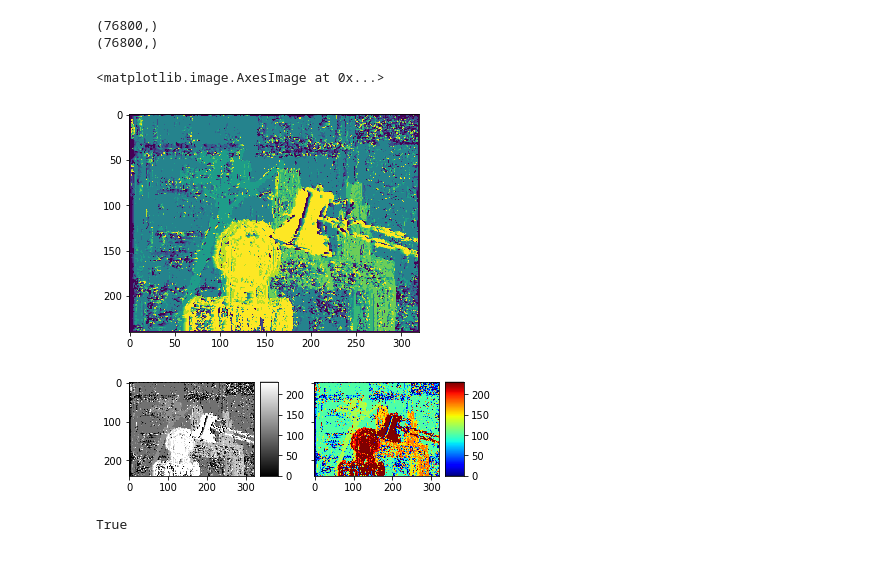
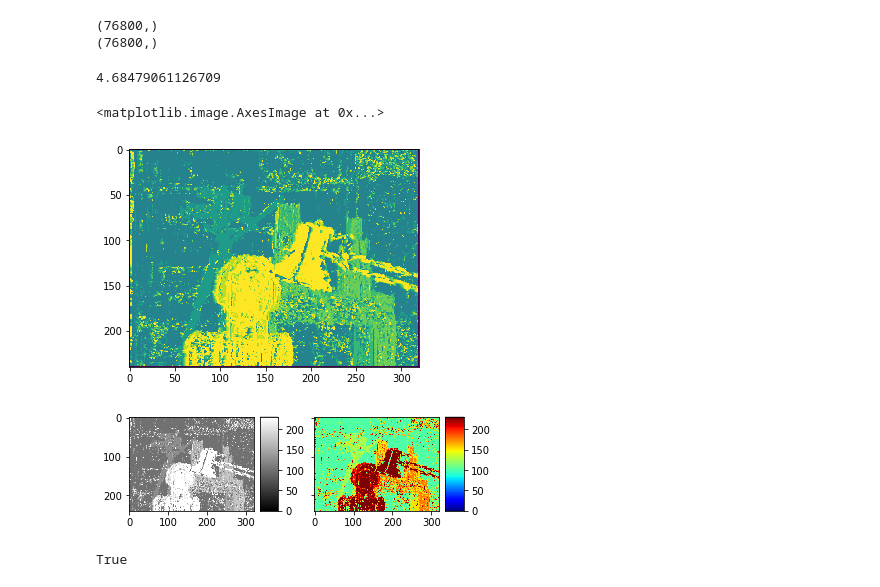
Before and after one commit to Archfx/FPGA_depthMap, a Jupyter notebook: Python_test_implementation/Disparity_Python_implementation_scratch.ipynb, the cells around one changed output. Saved outputs shown, nothing was run; the diff lists cells and outputs as text; code cells hidden in the pictures.

```diff
--- a/Python_test_implementation/Disparity_Python_implementation_scratch.ipynb
+++ b/Python_test_implementation/Disparity_Python_implementation_scratch.ipynb
@@ -35,7 +37,7 @@ print (grayR.shape)
 (76800,)
 (76800,)
 # %%
-
+start =time.time()
 # Load in both images, assumed to be RGBA 8bit per channel images
 kernel=3
 max_offset =10
@@ -45,36 +47,38 @@ w, h = 320,240  # assume that both images are same size
 depth = np.zeros((w*h), np.uint8)
 depth.shape = h*w
 
 kernel_half = int(kernel / 2)
 offset_adjust = 255 / max_offset  # this is used to map depth map output to 0-255 range
 
 for y in range(kernel_half, h - kernel_half):
     for x in range(kernel_half, w - kernel_half):
         best_offset = 0
         prev_ssd = 65534
 
-        for offset in range(max_offset):
+        for offset in range(4,max_offset):
             ssd = 0
             ssd_temp = 0
 
             # v and u are the x,y of our local window search, used to ensure a good
             for v in range(-kernel_half, kernel_half):
                 for u in range(-kernel_half, kernel_half):
                     ssd_temp = int(grayL[(y+v)*w+x+u]) - int(grayR[(y+v)*w+(x+u) - offset])
                     ssd += ssd_temp * ssd_temp
             # if this value is smaller than the previous ssd at this block
             # then it's theoretically a closer match. Store this value against
             if ssd < prev_ssd:
                 prev_ssd = ssd
                 best_offset = offset
 
         # set depth output for this x,y location to the best match
         depth[y*w+x] = best_offset * offset_adjust
+print (time.time()-start)
 depth=depth.reshape(240,320)
 imshow(depth)
 # %% [output]
-<matplotlib.image.AxesImage at 0x...>
+4.68479061126709
+<matplotlib.image.AxesImage at 0x...>
-[figure, old version]
+[figure, new version]
 # %%
 import numpy as np
 import matplotlib.pyplot as plt
@@ -93,7 +97,7 @@ grid.cbar_axes[1].colorbar(img_C)
 
 plt.savefig('Disparity__colorMap.jpg', bbox_inches='tight', pad_inches=0.0, dpi=200,)
 # %% [output]
-[figure, old version]
+[figure, new version]
 # %%
 cv2.imwrite( "Disparity.jpg", depth )
 # %% [output]
```
Also changed, not shown: parts of 1 cell of this notebook, 5 other files.
